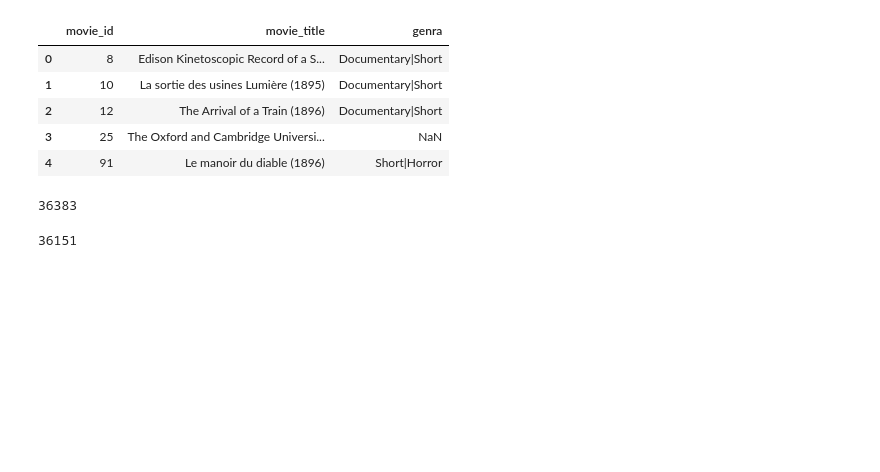
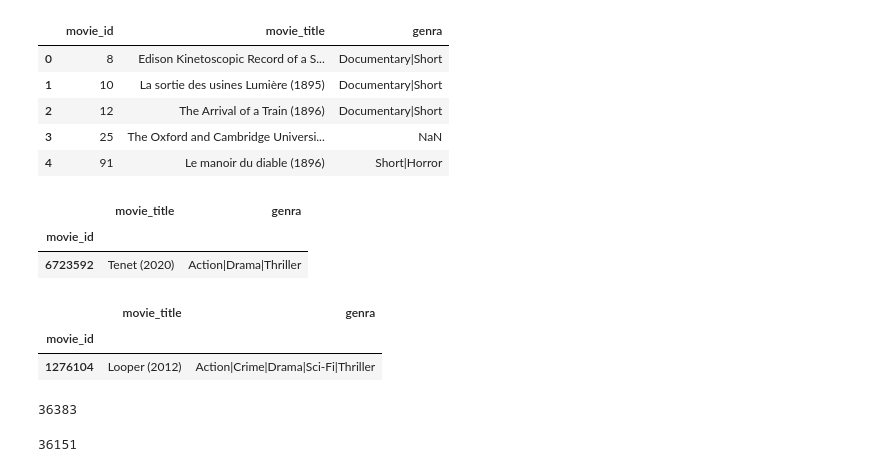
Before and after one commit to alibekU/movies_recommendations, a Jupyter notebook: analysis.ipynb, the cells around one changed output. Cells and saved outputs as stored; diff of their text form; code cells hidden in the pictures; blank space fills up the shorter version.

```diff
--- a/analysis.ipynb
+++ b/analysis.ipynb
@@ -14,6 +14,18 @@ movies.head()
 | 2 | 12 | The Arrival of a Train (1896) | Documentary|Short |
 | 3 | 25 | The Oxford and Cambridge Universi... | NaN |
 | 4 | 91 | Le manoir du diable (1896) | Short|Horror |
+# %%
+movies[movies['movie_title']== 'Tenet (2020)']
+# %% [output]
+|  | movie_title | genra |
+| movie_id |  |  |
+| 6723592 | Tenet (2020) | Action|Drama|Thriller |
+# %%
+movies[movies['movie_title']== 'Looper (2012)']
+# %% [output]
+|  | movie_title | genra |
+| movie_id |  |  |
+| 1276104 | Looper (2012) | Action|Crime|Drama|Sci-Fi|Thriller |
 # %%
 movies.shape[0]
 # %% [output]
```
Also changed, not shown: parts of 8 cells of this notebook.
